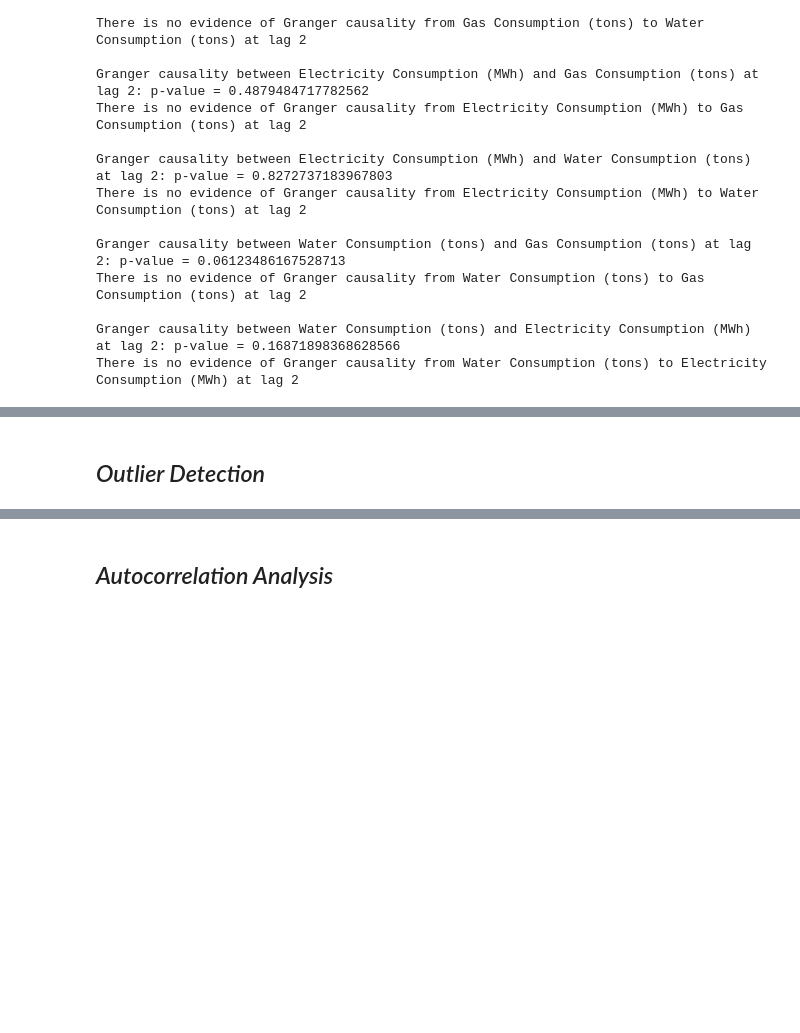
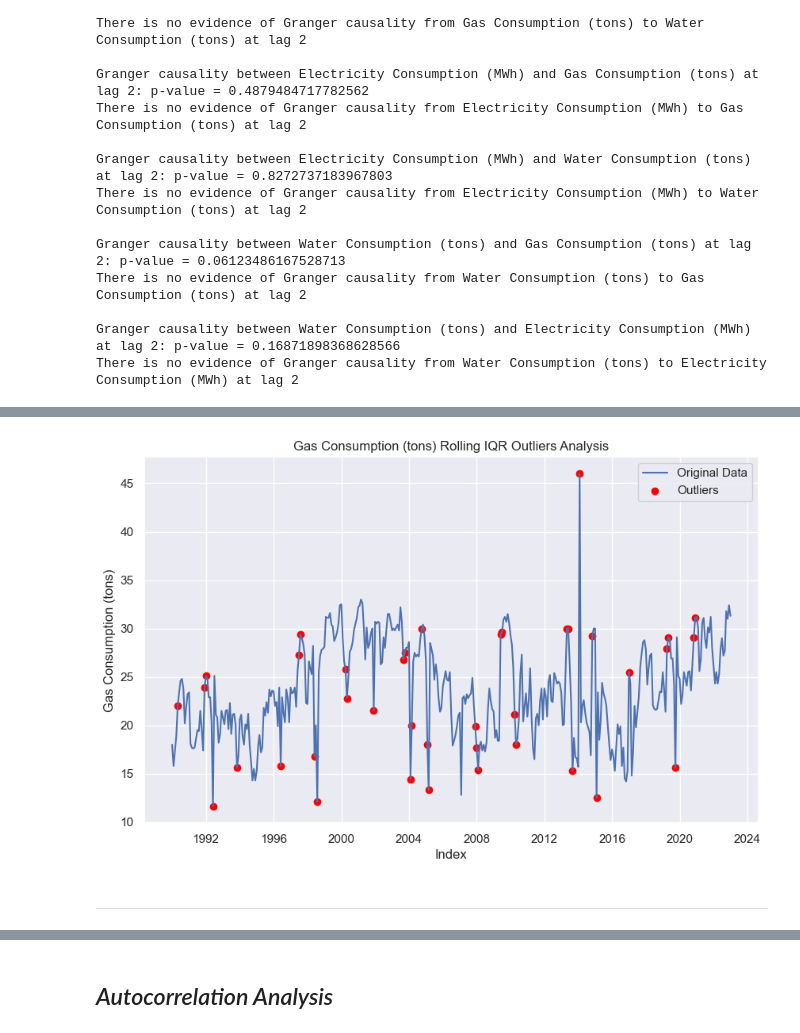
Before and after one commit to ahmakhoo/Forecasting-Clustering-Project, a Jupyter notebook: CA2 part 1.ipynb, the cells around one changed output, grey strips where cells are left out. Cells and saved outputs as stored; diff of their text form; code cells hidden in the pictures; blank space fills up the shorter version.

```diff
--- a/CA2 part 1.ipynb
+++ b/CA2 part 1.ipynb
@@ -535,7 +536,7 @@ from statsmodels.tsa.vector_ar.vecm import coint_johansen
 # Assume you have a matrix of multiple time series variables, data
 
 # Perform Johansen cointegration test
-result = coint_johansen(df1, det_order=-1, k_ar_diff=12)
+result = coint_johansen(df1, det_order=0, k_ar_diff=12)
 
 # Extract the eigenvalues and trace statistic
 eigenvalues = result.eig
@@ -543,7 +544,19 @@ trace_statistic = result.lr1
 
 # Determine the number of cointegrating relationships based on trace statistic
 significance_level = 0.05  # Set your desired significance level
-num_cointegrating = np.sum(trace_statistic > significance_level)
+# num_cointegrating = np.sum(trace_statistic < significance_level)
 
-print("Number of cointegrating relationships:", num_cointegrating)
+# print("Number of cointegrating relationships:", num_cointegrating)
+significant_p_values = trace_statistic < significance_level
+
+
+if any(significant_p_values):
+    print("There is evidence of cointegration among the variables.")
+    for i, p_value in enumerate(p_values):
+        if p_value < significance_level:
+            print(f"Variable {i+1}: p-value = {p_value:.4f} (significant)")
+        else:
+            print(f"Variable {i+1}: p-value = {p_value:.4f}")
+else:
+    print("There is no evidence of cointegration among the variables.")
 # %% [output]
@@ -685,2 +735,31 @@ There is no evidence of Granger causality from Water Consumption (tons) to Elect
+# %%
+def plot_time_series_with_outliers(time_series, outliers, title):
+    plt.figure(figsize=(10, 6))
+    plt.plot(time_series, label='Original Data')
+
+    # Create a dataframe to store the outlier values
+    outliers_df = pd.DataFrame({'Outlier Values': time_series[outliers]})
+
+    # Plot the outliers
+    plt.scatter(outliers_df.index, outliers_df['Outlier Values'], color='red', label='Outliers')
+
+    plt.xlabel('Index')
+    plt.ylabel(title)
+    plt.title(f'{title} Rolling IQR Outliers Analysis')
+    plt.legend()
+    plt.show()
+# %%
+
+time_series = df['Gas Consumption (tons)']
+outliers = detect_rolling_outliers_iqr(time_series)
+
+
+outlier_values = time_series[outliers]
+outliers_df = pd.DataFrame({'Outlier Values': outlier_values})
+
+
+plot_time_series_with_outliers(time_series, outliers, 'Gas Consumption (tons)')
+# %% [output]
+[figure, added]
 # %% [markdown]
-## *Outlier Detection*
+---
```
Also changed, not shown: parts of 20 cells of this notebook.
